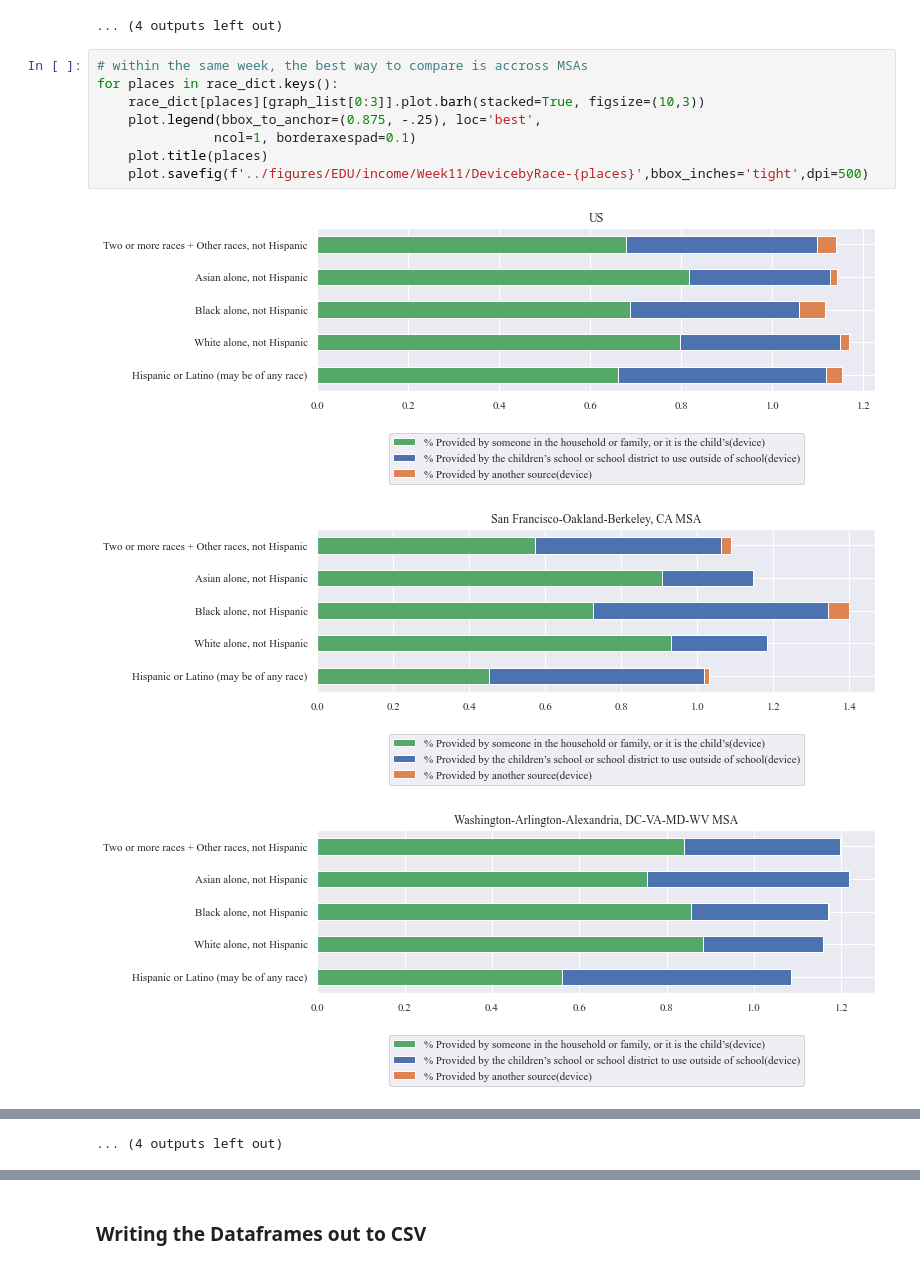
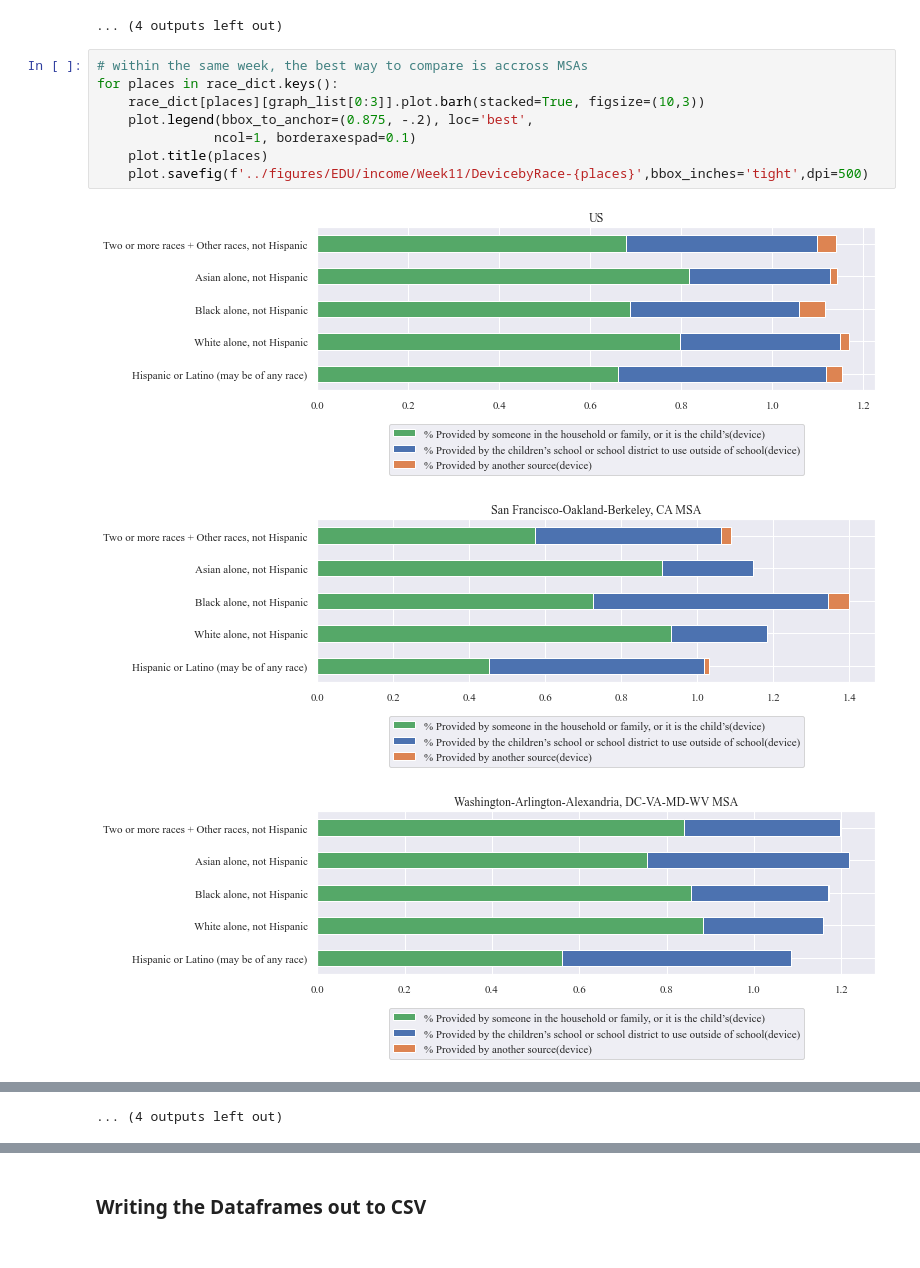
Before and after one commit to AnGWar26/icsd-pulse, a Jupyter notebook: notebooks/dataviz_edu.ipynb, the cells around one changed output, grey strips where cells are left out. Saved outputs shown, nothing was run; the diff lists cells and outputs as text.

```diff
--- a/notebooks/dataviz_edu.ipynb
+++ b/notebooks/dataviz_edu.ipynb
@@ -156,12 +156,12 @@ for places in income_dict.keys():
 # %%
 # within the same week, the best way to compare is accross MSAs
 for places in race_dict.keys():
     race_dict[places][graph_list[0:3]].plot.barh(stacked=True, figsize=(10,3))
-    plot.legend(bbox_to_anchor=(0.875, -.25), loc='best',
+    plot.legend(bbox_to_anchor=(0.875, -.2), loc='best',
                ncol=1, borderaxespad=0.1)
     plot.title(places)
     plot.savefig(f'../figures/EDU/income/Week11/DevicebyRace-{places}',bbox_inches='tight',dpi=500)
 # %% [output]
-[figure, old version]
+[figure, new version]
-[figure, old version]
+[figure, new version]
-[figure, old version]
+[figure, new version]
```
Also changed, not shown: parts of 3 cells of this notebook, 1 other file.
